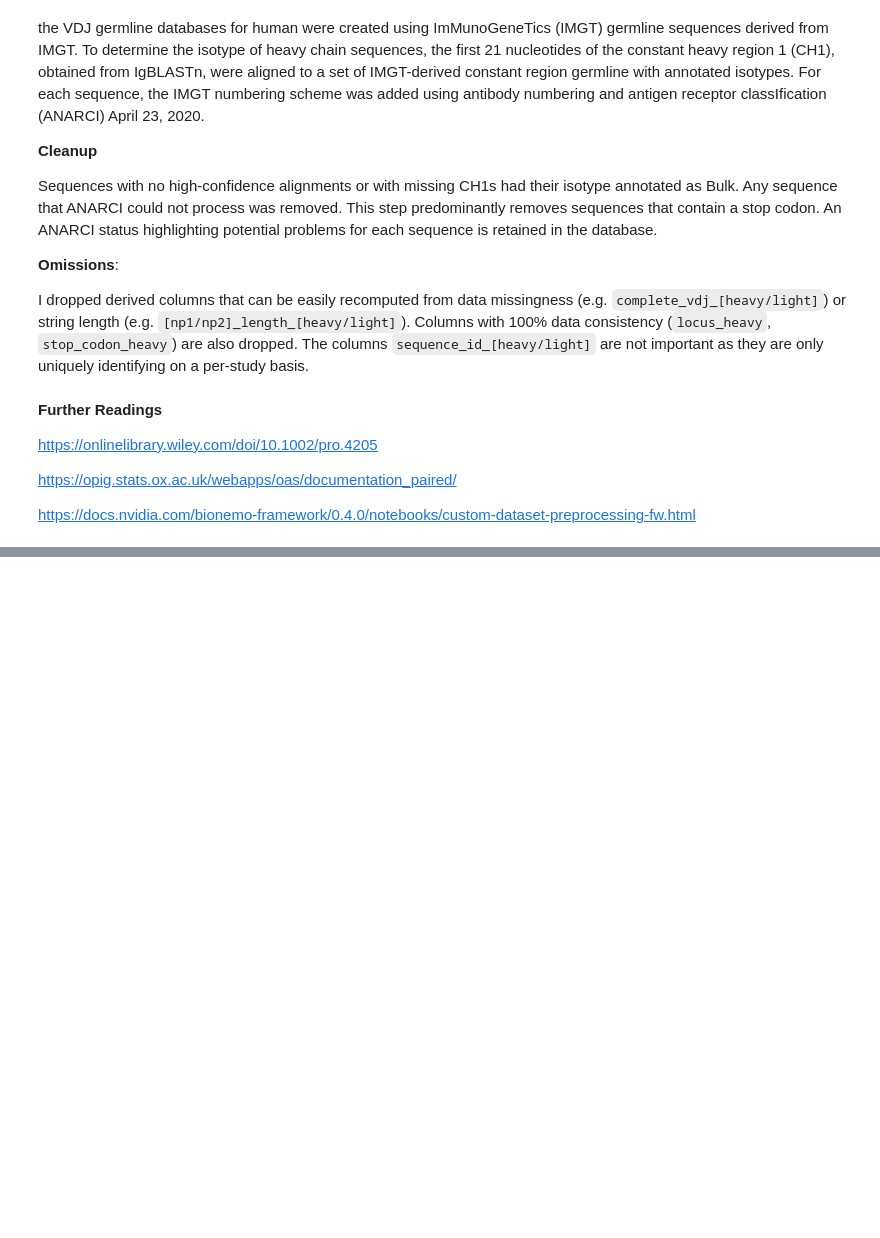
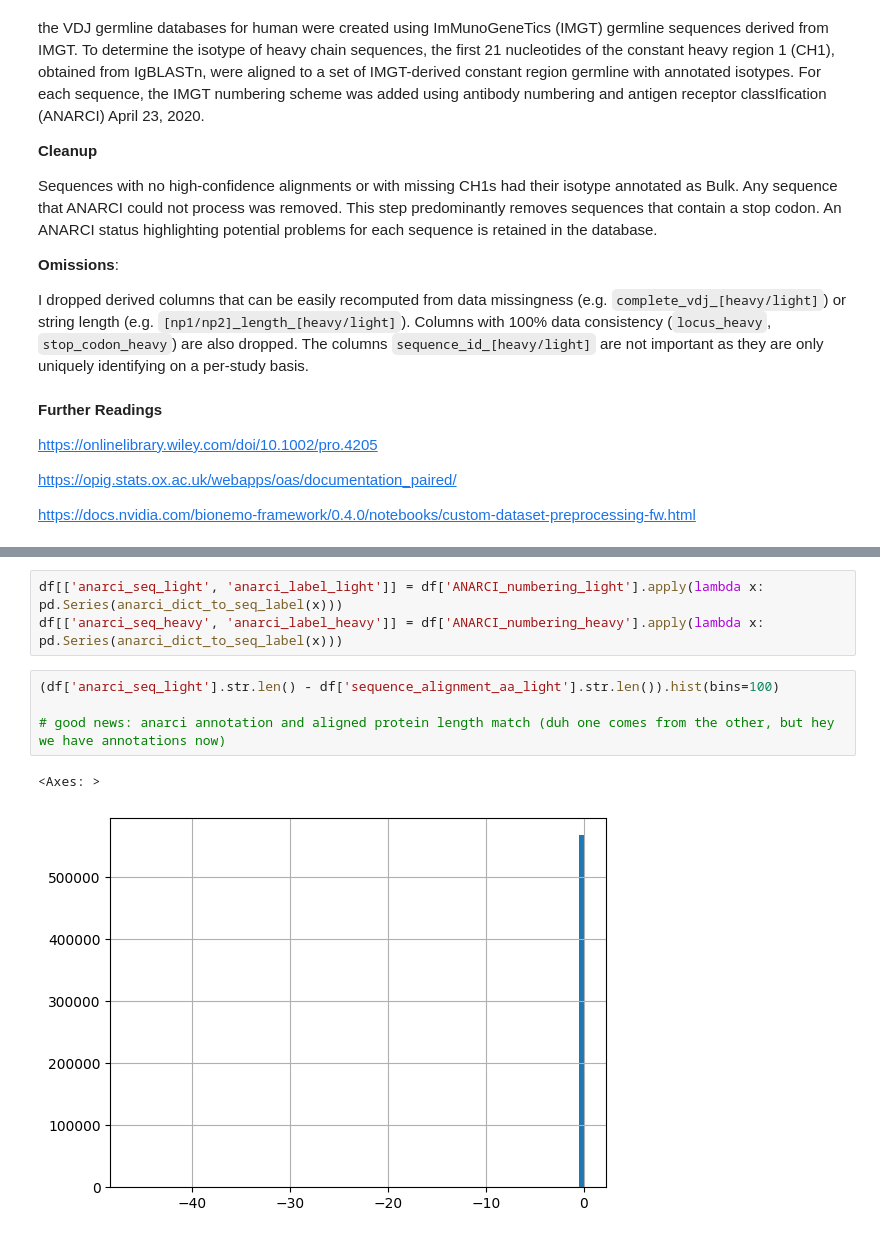
Before and after one commit to fyng/PyOAS, a Jupyter notebook: oas_exploration.ipynb, the cells around one changed output, grey strips where cells are left out. Cells and saved outputs as stored; diff of their text form; blank space fills up the shorter version.

Commit message:
align VDJ annotation

```diff
--- a/oas_exploration.ipynb
+++ b/oas_exploration.ipynb
@@ -166,0 +212,10 @@ https://docs.nvidia.com/bionemo-framework/0.4.0/notebooks/custom-dataset-preproc
+# %%
+df[['anarci_seq_light', 'anarci_label_light']] = df['ANARCI_numbering_light'].apply(lambda x: pd.Series(anarci_dict_to_seq_label(x)))
+df[['anarci_seq_heavy', 'anarci_label_heavy']] = df['ANARCI_numbering_heavy'].apply(lambda x: pd.Series(anarci_dict_to_seq_label(x)))
+# %%
+(df['anarci_seq_light'].str.len() - df['sequence_alignment_aa_light'].str.len()).hist(bins=100)
+
+# good news: anarci annotation and aligned protein length match (duh one comes from the other, but hey we have annotations now)
+# %% [output]
+<Axes: >
+[figure, added]
```
Also changed, not shown: parts of 13 cells of this notebook.
